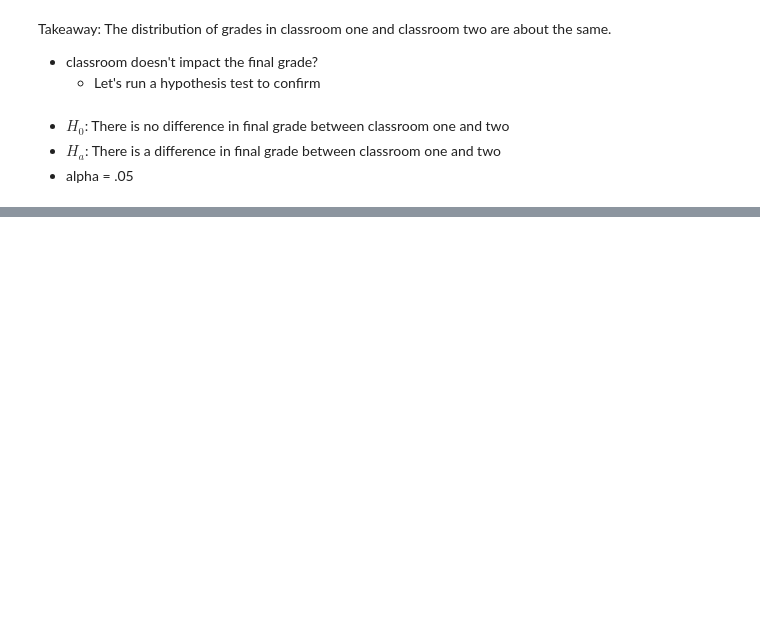
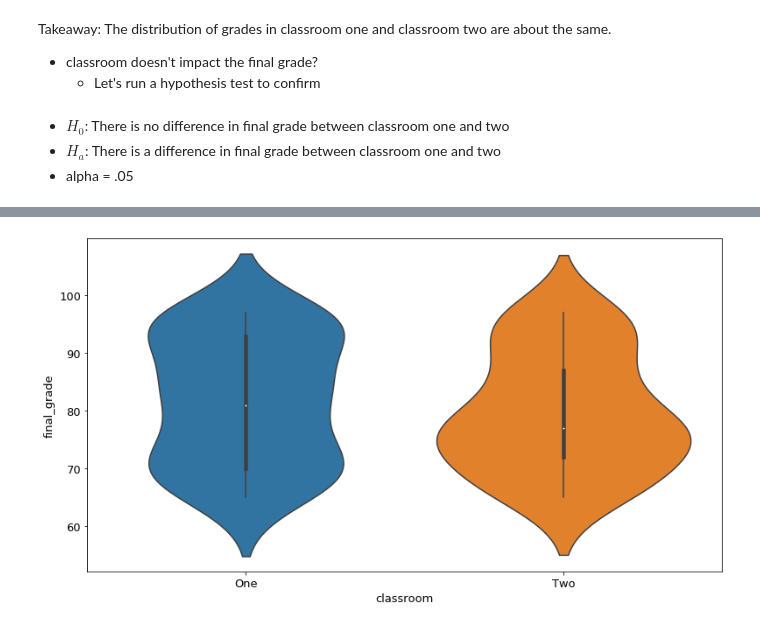
Before and after one commit to gilbert-noriega-ii/regression-exercises, a Jupyter notebook: explore_lesson.ipynb, the cells around one changed output, grey strips where cells are left out. Cells and saved outputs as stored; diff of their text form; code cells hidden in the pictures; blank space fills up the shorter version.

```diff
--- a/explore_lesson.ipynb
+++ b/explore_lesson.ipynb
@@ -197,0 +221,5 @@ With a p-value of .88, we accept the null hypothesis that there is no difference
+# %%
+sns.violinplot(data = train, y = 'final_grade', x = 'classroom')
+plt.show()
+# %% [output]
+[figure, added]
```
Also changed, not shown: parts of 18 cells of this notebook.
